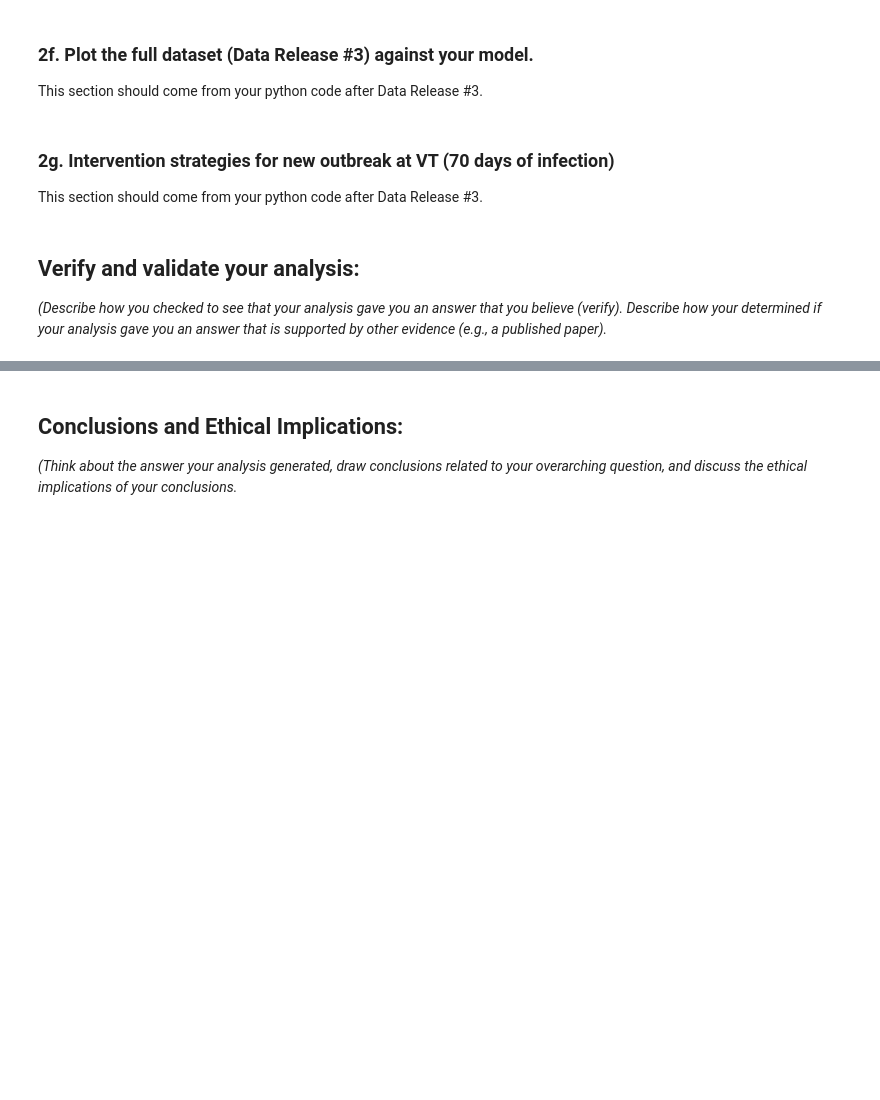
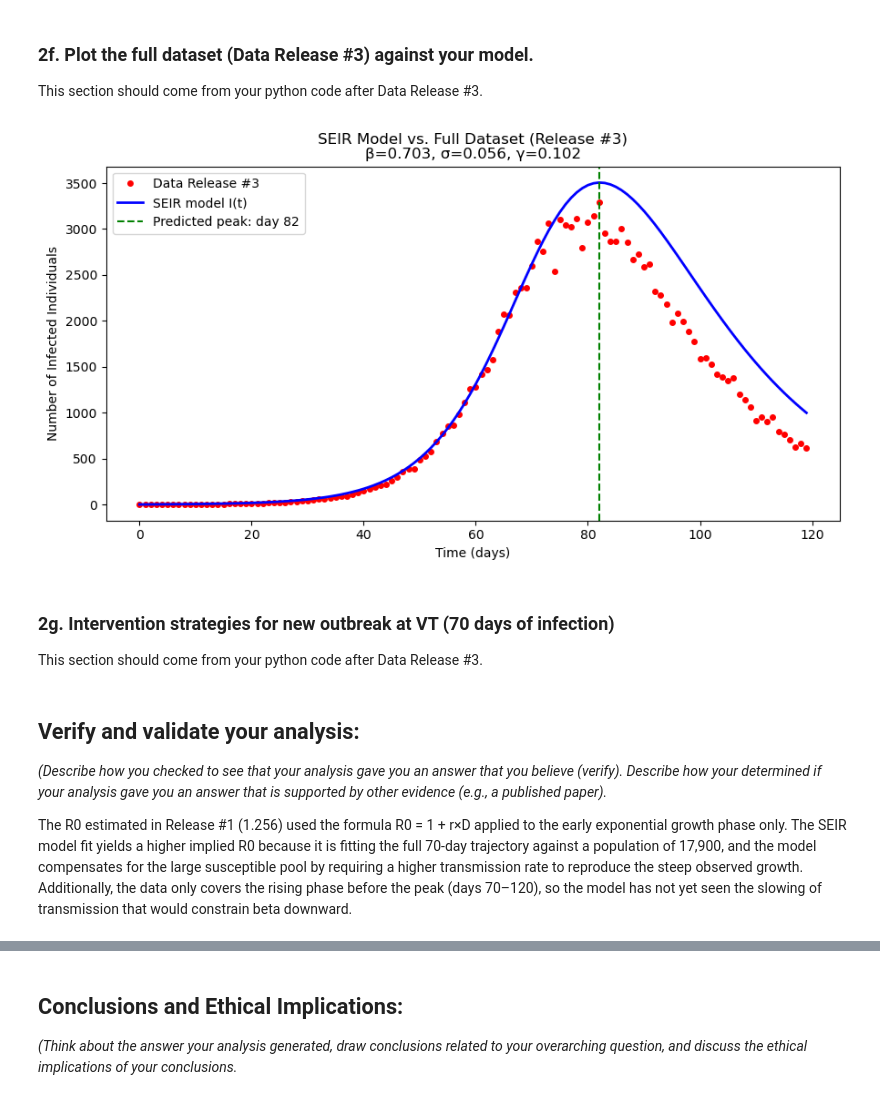
Before and after one commit to isabelvikesland/Module-2-Epidemics-SIR-Modeling, a Jupyter notebook: Module-2-Epidemics_student_final_notebook.ipynb, the cells around one changed output, grey strips where cells are left out. Drawn from its saved outputs; the diff is of its cells as text; code cells hidden in the pictures; blank space fills up the shorter version.

```diff
--- a/Module-2-Epidemics_student_final_notebook.ipynb
+++ b/Module-2-Epidemics_student_final_notebook.ipynb
@@ -229,6 +394,39 @@ This section should come from your python code after Data Release #2.
 # %% [markdown]
 ### 2f. Plot the full dataset (Data Release #3) against your model.
 This section should come from your python code after Data Release #3.
+# %%
+#R0_mystery_virus data release #2
+#import statements
+import numpy as np
+import matplotlib.pyplot as plt
+from pathlib import Path
+from patients import Patients
+
+location = r"/Users/isabelvikesland/Documents/UVA2/BME 2315 - Comp.BME/Module-2-Epidemics-SIR-Modeling/Data/mystery_virus_daily_active_counts_RELEASE#3.csv"
+patients = Patients.instantiate_from_csv(location)
+
+
+# plotting the full dataset (Data Release #3) against the SEIR model
+data_r3 = np.array([p.number_of_cases for p in patients.records])
+timepoints_r3 = np.arange(0, len(data_r3), 1.0)
+
+# run model over full release #3 timespan
+_, _, I_r3, _ = euler_seir(best_beta, best_sigma, best_gamma,
+                            S0, E0, I0, R0_init, timepoints_r3, N)
+
+plt.figure(figsize=(9, 5))
+plt.plot(timepoints_r3, data_r3, 'ro', markersize=4, label='Data Release #3')
+plt.plot(timepoints_r3, I_r3, 'b-', linewidth=2, label='SEIR model I(t)')
+plt.axvline(x=peak_day, color='green', linestyle='--', label=f'Predicted peak: day {peak_day}')
+plt.xlabel('Time (days)')
+plt.ylabel('Number of Infected Individuals')
+plt.title(f'SEIR Model vs. Full Dataset (Release #3)\nβ={best_beta:.3f}, σ={best_sigma:.3f}, γ={best_gamma:.3f}')
+plt.legend()
+plt.tight_layout()
+plt.savefig('seir_full_data.png', dpi=150)
+plt.show()
+# %% [output]
+[figure, added]
 # %% [markdown]
 ### 2g. Intervention strategies for new outbreak at VT (70 days of infection)
 This section should come from your python code after Data Release #3.
@@ -236,3 +443,7 @@ This section should come from your python code after Data Release #3.
 ## Verify and validate your analysis:
 
 *(Describe how you checked to see that your analysis gave you an answer that you believe (verify). Describe how your determined if your analysis gave you an answer that is supported by other evidence (e.g., a published paper).*
+
+
+
+The R0 estimated in Release #1 (1.256) used the formula R0 = 1 + r×D applied to the early exponential growth phase only. The SEIR model fit yields a higher implied R0 because it is fitting the full 70-day trajectory against a population of 17,900, and the model compensates for the large susceptible pool by requiring a higher transmission rate to reproduce the steep observed growth. Additionally, the data only covers the rising phase before the peak (days 70–120), so the model has not yet seen the slowing of transmission that would constrain beta downward.
```
Also changed, not shown: parts of 9 cells of this notebook.
